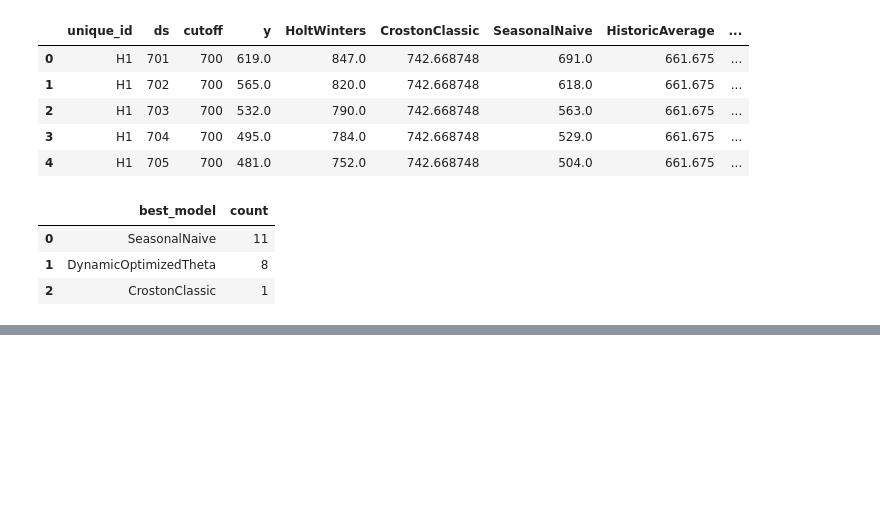
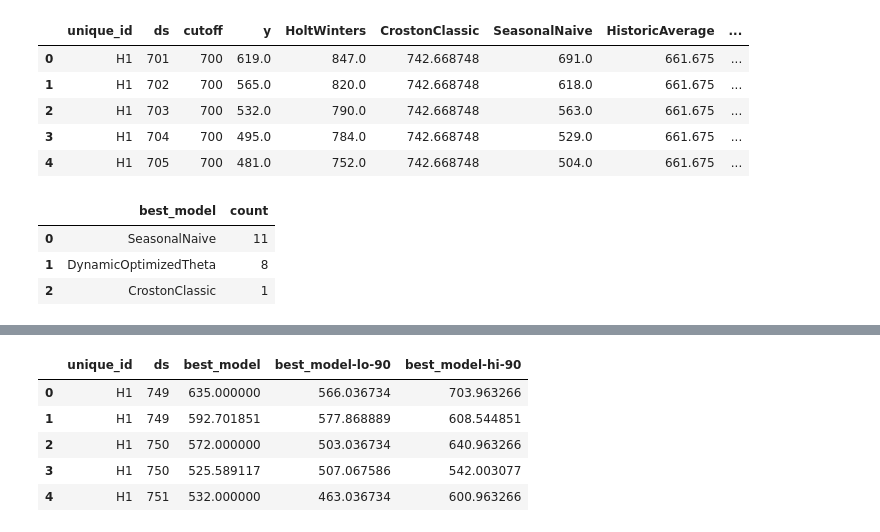
Before and after one commit to ambmodels/ambforecast-intern, a Jupyter notebook: statsforecast_tutorial.ipynb, the cells around one changed output, grey strips where cells are left out. Drawn from its saved outputs; the diff is of its cells as text; code cells hidden in the pictures; blank space fills up the shorter version.

```diff
--- a/statsforecast_tutorial.ipynb
+++ b/statsforecast_tutorial.ipynb
@@ -151,0 +156,18 @@ evaluation_df['best_model'].value_counts().to_frame().reset_index()
+# %%
+#making a dataframe with best possible forecast for every unique_id
+def get_best_model_forecast(forecasts_df, evaluation_df):  #defines the function
+    with_best = forecasts_df.merge(evaluation_df[['unique_id', 'best_model']]) #merges the best model name into the forecasts
+    res = with_best[['unique_id', 'ds']].copy() #creates a 'res' copy which only keeps unique id and the timestamp
+    for suffix in ('', '-lo-90', '-hi-90'): #loops over the 3 columns
+        res[f'best_model{suffix}'] = with_best.apply(lambda row: row[row['best_model'] + suffix], axis=1) #this creates a column where for each row it adds the suffic to get column name (ie. AutoARIMA-lo-90)
+    return res
+
+prod_forecasts_df = get_best_model_forecast(forecasts_df, evaluation_df)
+prod_forecasts_df.head()
+# %% [output]
+|  | unique_id | ds | best_model | best_model-lo-90 | best_model-hi-90 |
+| 0 | H1 | 749 | 635.000000 | 566.036734 | 703.963266 |
+| 1 | H1 | 749 | 592.701851 | 577.868889 | 608.544851 |
+| 2 | H1 | 750 | 572.000000 | 503.036734 | 640.963266 |
+| 3 | H1 | 750 | 525.589117 | 507.067586 | 542.003077 |
+| 4 | H1 | 751 | 532.000000 | 463.036734 | 600.963266 |
```
Also changed, not shown: parts of 2 cells of this notebook.
